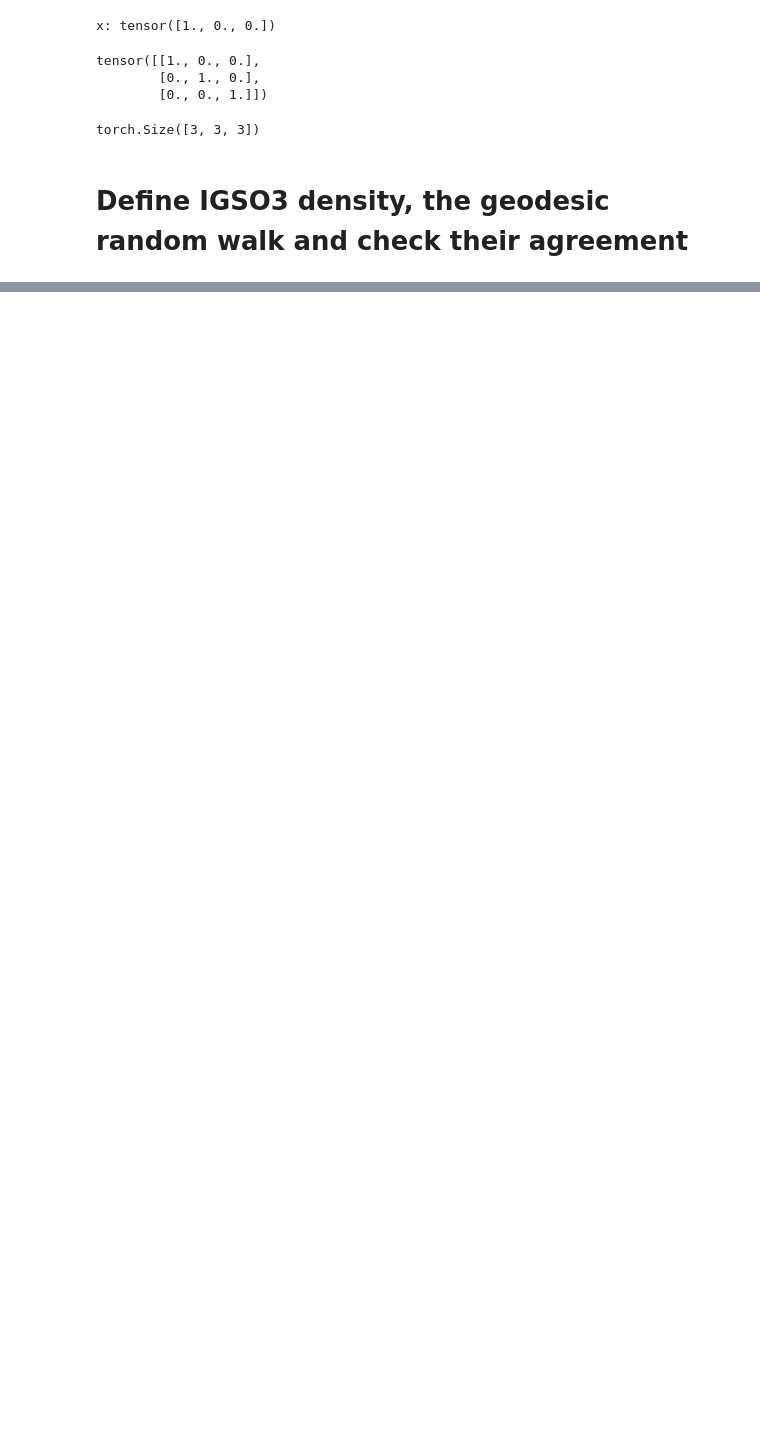
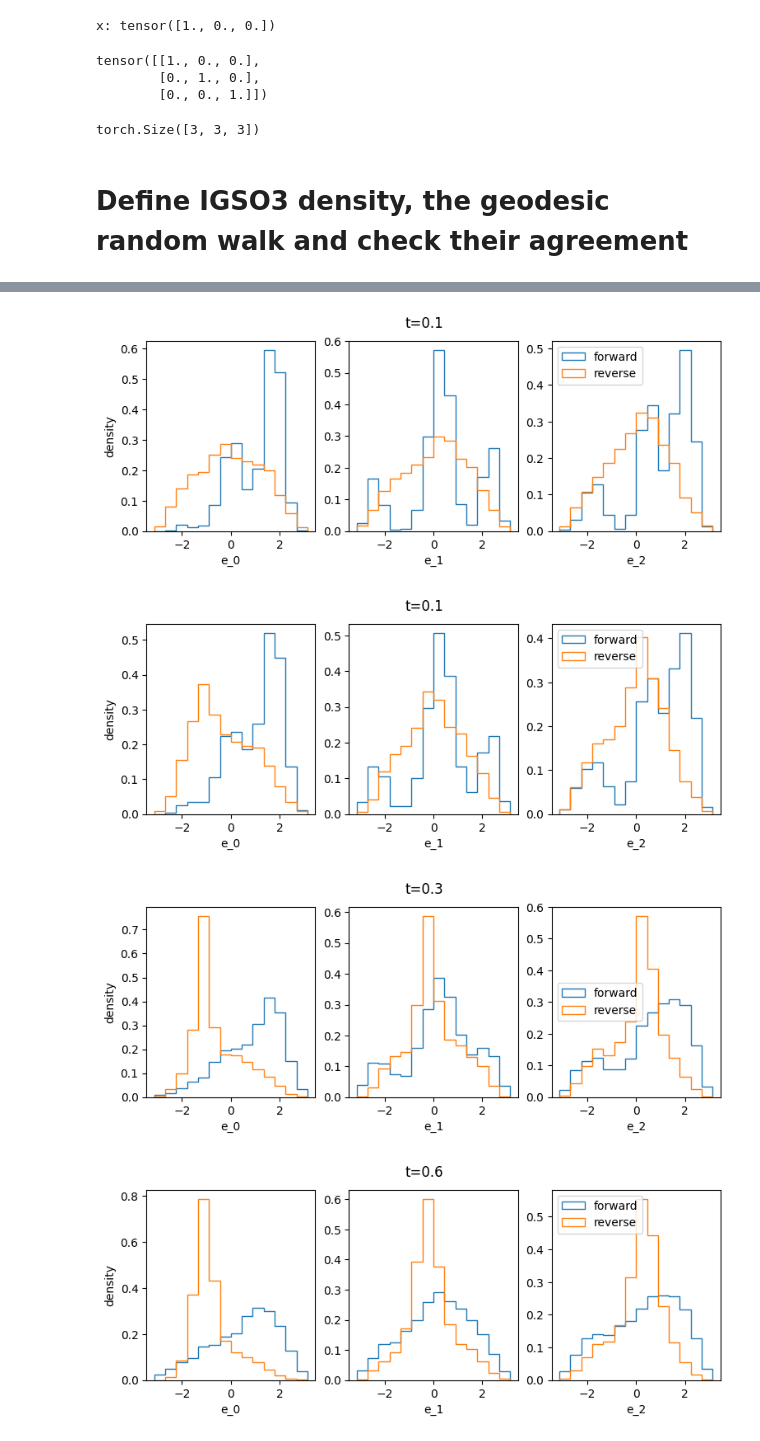
Before and after one commit to tiger-tiger/DiffPepBuilder, a Jupyter notebook: data/SO3diffusion_example.ipynb, the cells around one changed output, grey strips where cells are left out. Drawn from its saved outputs; the diff is of its cells as text; code cells hidden in the pictures; blank space fills up the shorter version.

```diff
--- a/data/SO3diffusion_example.ipynb
+++ b/data/SO3diffusion_example.ipynb
@@ -142,0 +282,11 @@ def f_igso3(omega, t, L=500):
+# %%
+# riemannian gradient of f at R using automatic differentiation
+def riemannian_gradient(f, r):
+    coeff = torch.zeros(list(r.shape[:-2]) + [3], requires_grad = True)
+    R_delta = expmap(r, torch.einsum('...ij,...jk->...ik', r, hat(coeff)))
+    grad_coeff = torch.autograd.grad(f(R_delta).sum(), coeff)[0]
+    return torch.einsum('...ij,...jk->...ik', r, hat(grad_coeff))
+# %%
+# stein score of p_t
+def score_t(rt, t):
+    return riemannian_gradient(lambda r_: torch.log(p_t(r_, t)), rt)
@@ -142,0 +295,24 @@ def f_igso3(omega, t, L=500):
+# %%
+forward_samples = geodesic_random_walk(p_initial=lambda: p_0(N), drift =lambda Rt, t: 0., ts=ts)
+# %%
+reverse_samples = geodesic_random_walk(p_initial=lambda: p_inv(N), drift=lambda Rt, t: -score_t(Rt, t), ts=ts)
+# %%
+# Plot comparison of forward and reverse process in orthormal basis of so(3)
+for i in [3, 5, 10, 25, 50, 100]:
+    t = ts[i]
+    Rt_forward = Log(forward_samples[i])
+    Rt_reverse = Log(reverse_samples[i])
+    fig, axs = plt.subplots(1, 3, dpi=100, figsize=(9, 3))
+    fig.suptitle(f't={t:.1f}')
+    bins = np.linspace(-np.pi, np.pi, 15)
+    for Rt, label in [(Rt_forward, "forward"), (Rt_reverse, "reverse")]:
+        axs[0].set_ylabel("density")
+        for i in range(3):
+            axs[i].hist(Rt[:, i].numpy(), bins, density=True, histtype='step', label=label)
+            axs[i].set_xlabel(f"e_{i}")
+    plt.legend()
+# %% [output]
+[figure, added]
+[figure, added]
+[figure, added]
+[figure, added]
```
Also changed, not shown: parts of 16 cells of this notebook.
